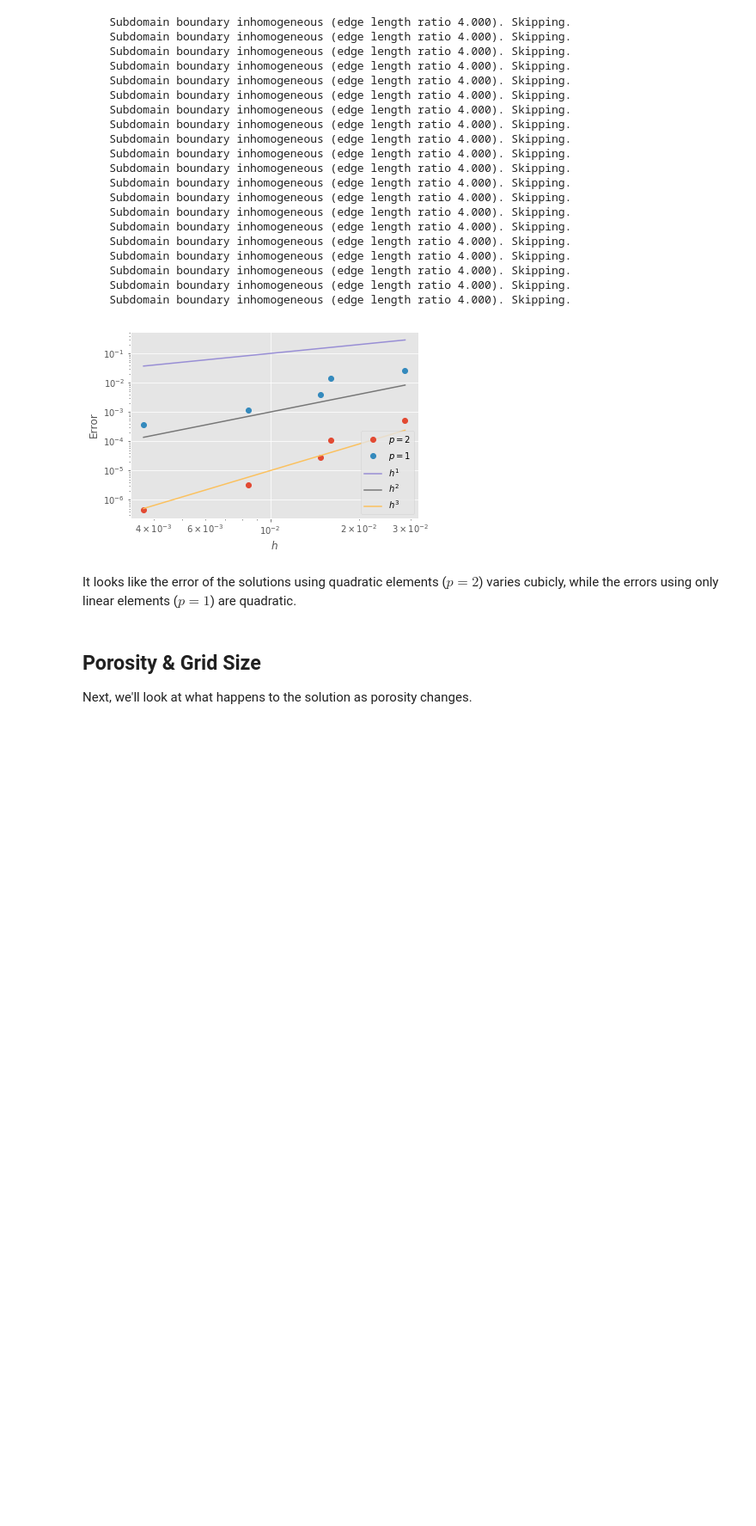
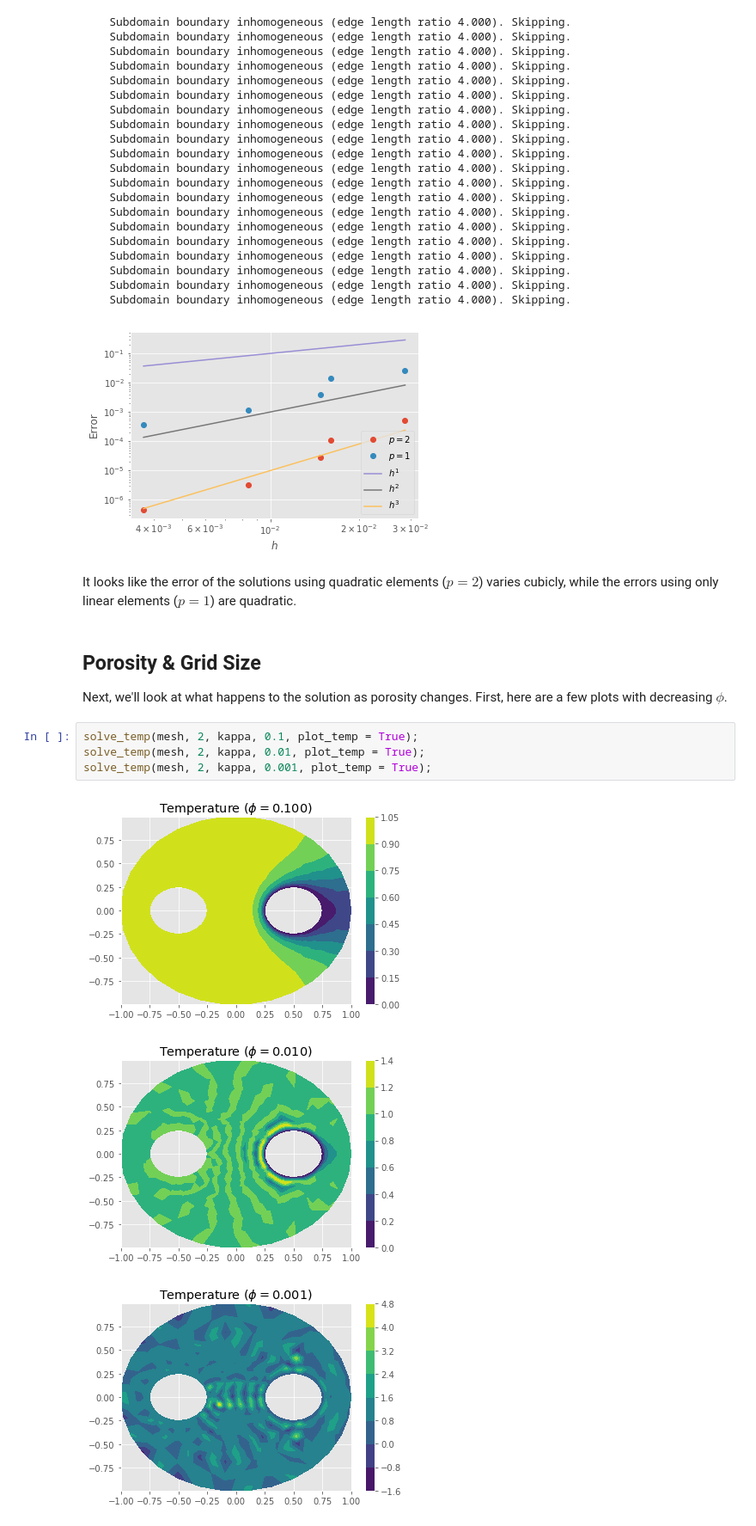
Before and after one commit to j-emmel/class, a Jupyter notebook: hw5/hw5.ipynb, the cells around one changed output. Shown at 86% size. Drawn from its saved outputs; the diff is of its cells as text; blank space fills up the shorter version.

Commit message:
hw5: check solns w/ varying porosity; add to readme

```diff
--- a/hw5/hw5.ipynb
+++ b/hw5/hw5.ipynb
@@ -314,4 +314,12 @@ It looks like the error of the solutions using quadratic elements ($p=2$) varies
 # %% [markdown]
 ## Porosity & Grid Size
 
-Next, we'll look at what happens to the solution as porosity changes.
+Next, we'll look at what happens to the solution as porosity changes. First, here are a few plots with decreasing $\phi$.
+# %%
+solve_temp(mesh, 2, kappa, 0.1, plot_temp = True);
+solve_temp(mesh, 2, kappa, 0.01, plot_temp = True);
+solve_temp(mesh, 2, kappa, 0.001, plot_temp = True);
+# %% [output]
+[figure, added]
+[figure, added]
+[figure, added]
```
Also changed, not shown: parts of 7 cells of this notebook, 1 other file.
